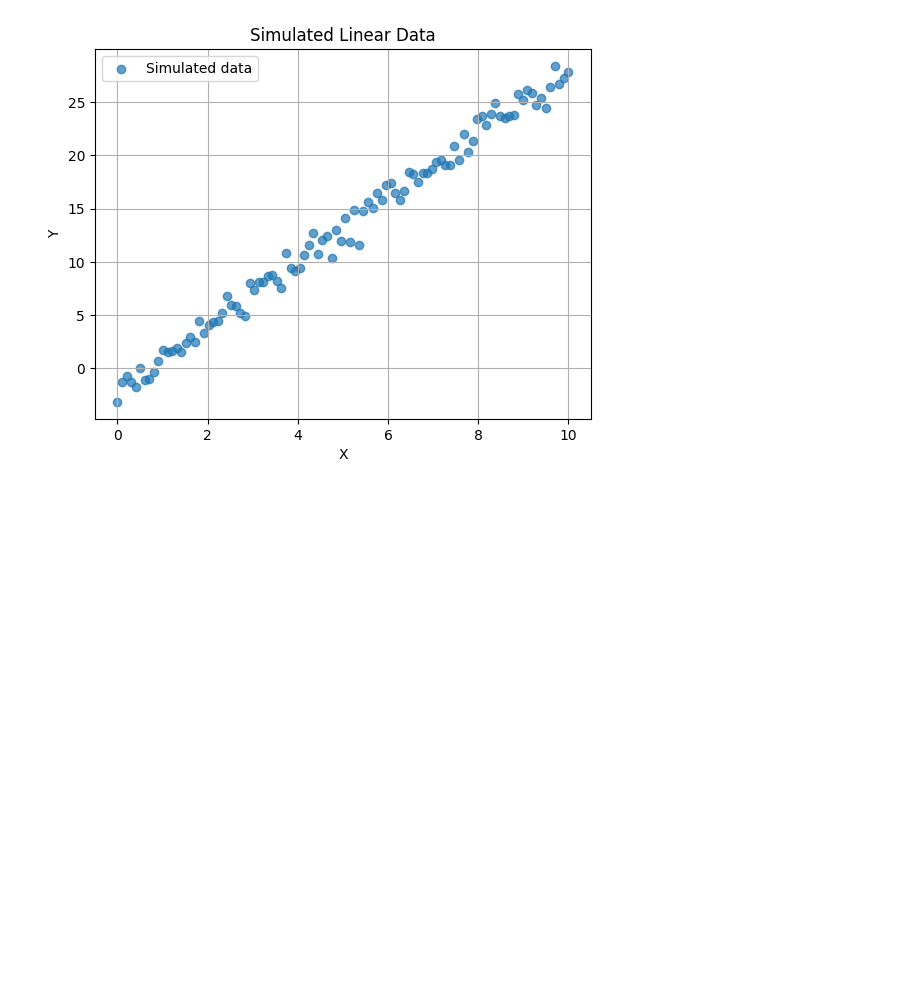
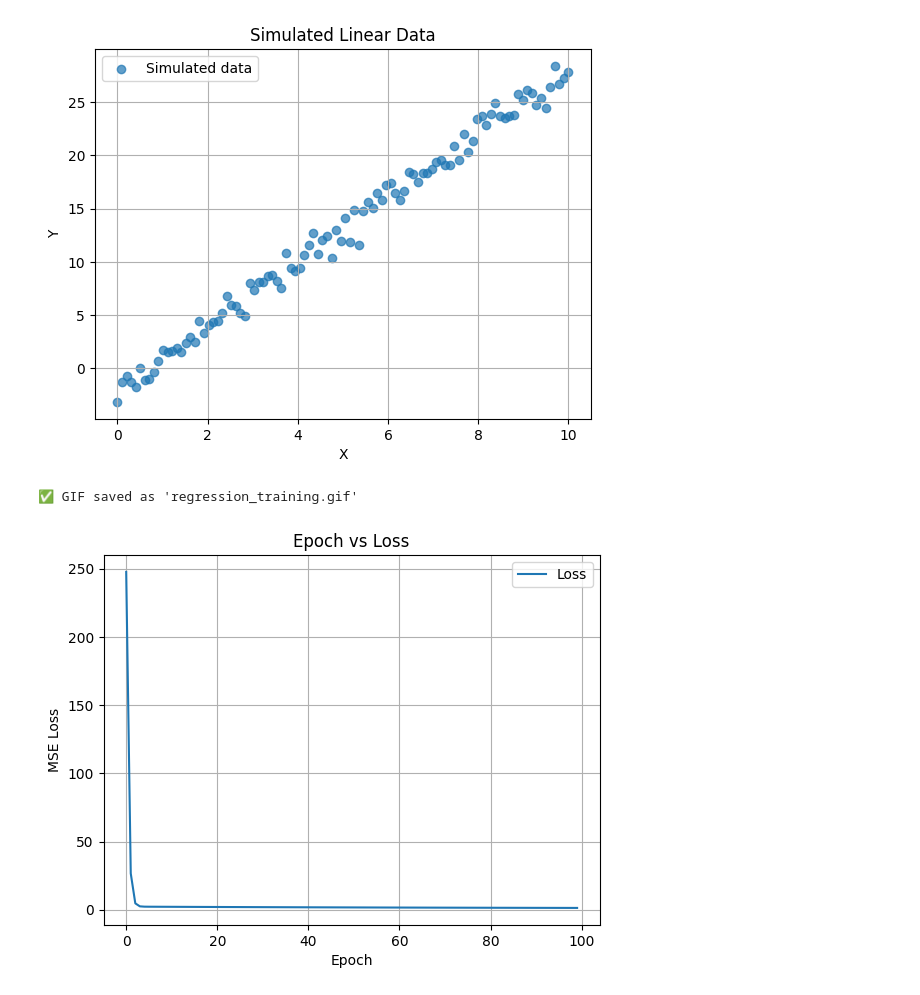
Before and after one commit to sfirdous/MachineLearning, a Jupyter notebook: ML2/LinearModels/linear_regression.ipynb, the cells around one changed output. Saved outputs shown, nothing was run; the diff lists cells and outputs as text; code cells hidden in the pictures; blank space fills up the shorter version.

Commit message:
completed linear regression

```diff
--- a/ML2/LinearModels/linear_regression.ipynb
+++ b/ML2/LinearModels/linear_regression.ipynb
@@ -29,16 +29,3 @@ plt.legend()
 plt.show()
 # %% [output]
 [figure]
-# %%
-epochs = 100    #Epoch : One full cycle through all the training data.
-lr = 0.01       #
-
-
-#Model parameters
-w = torch.tensor([[0.0]])
-b = torch.tensor([0.0])
-
-loss = []
-weights = []
-frame_dir = "frames"
-os.makedir(frame_dir,exits_ok = True)
@@ -44,0 +78,22 @@ os.makedir(frame_dir,exits_ok = True)
+# %%
+gif_filename = "regression_training.gif"
+with imageio.get_writer(gif_filename,mode = 'I',duration = 0.2) as writer:
+  for epoch in range(epochs):
+    image = imageio.imread(os.path.join(frame_dir,f"frame_{epoch:03d}.png"))
+    writer.append_data(image)
+
+print(f"✅ GIF saved as '{gif_filename}'")
+# %% [output]
+✅ GIF saved as 'regression_training.gif'
+# %%
+#Epoch vs Loss
+plt.figure()
+plt.plot(range(epochs),losses,label='Loss')
+plt.xlabel('Epoch')
+plt.ylabel('MSE Loss')
+plt.title('Epoch vs Loss')
+plt.grid(True)
+plt.legend()
+plt.show()
+# %% [output]
+[figure, added]
```
Also changed, not shown: parts of 4 cells of this notebook.
